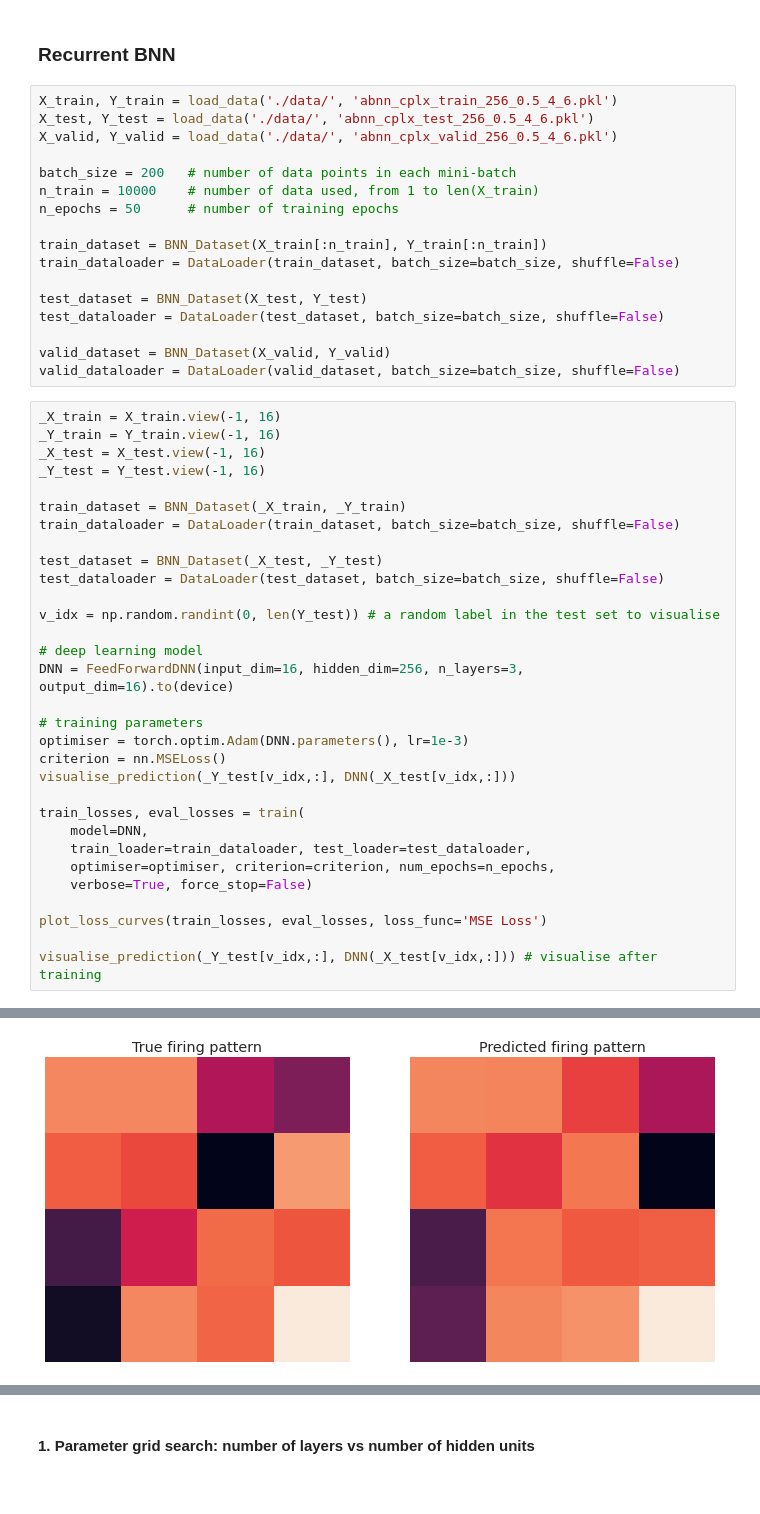
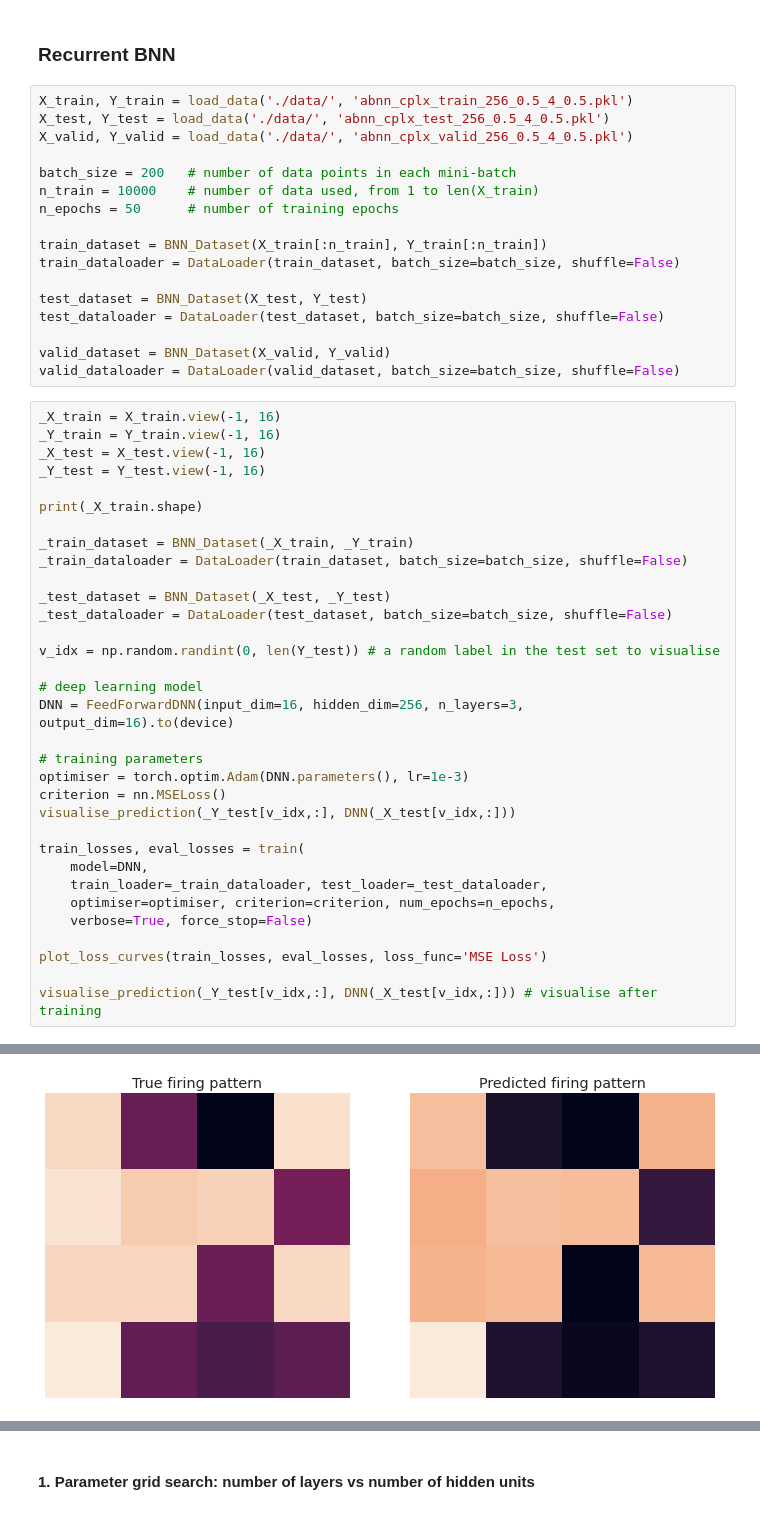
Before and after one commit to cngzlsh/BrainNet, a Jupyter notebook: experiments.ipynb, the cells around one changed output, grey strips where cells are left out. Saved outputs shown, nothing was run; the diff lists cells and outputs as text.

```diff
--- a/experiments.ipynb
+++ b/experiments.ipynb
@@ -231,9 +284,9 @@ Predicting mean MSE error on test set tensor(0.9281, device='cuda:0')
 # %% [markdown]
 ### Recurrent BNN
 # %%
-X_train, Y_train = load_data('./data/', 'abnn_cplx_train_256_0.5_4_6.pkl')
-X_test, Y_test = load_data('./data/', 'abnn_cplx_test_256_0.5_4_6.pkl')
-X_valid, Y_valid = load_data('./data/', 'abnn_cplx_valid_256_0.5_4_6.pkl')
+X_train, Y_train = load_data('./data/', 'abnn_cplx_train_256_0.5_4_0.5.pkl')
+X_test, Y_test = load_data('./data/', 'abnn_cplx_test_256_0.5_4_0.5.pkl')
+X_valid, Y_valid = load_data('./data/', 'abnn_cplx_valid_256_0.5_4_0.5.pkl')
 
 batch_size = 200   # number of data points in each mini-batch
 n_train = 10000    # number of data used, from 1 to len(X_train)
@@ -253,11 +306,13 @@ _Y_train = Y_train.view(-1, 16)
 _X_test = X_test.view(-1, 16)
 _Y_test = Y_test.view(-1, 16)
 
-train_dataset = BNN_Dataset(_X_train, _Y_train)
-train_dataloader = DataLoader(train_dataset, batch_size=batch_size, shuffle=False)
+print(_X_train.shape)
 
-test_dataset = BNN_Dataset(_X_test, _Y_test)
-test_dataloader = DataLoader(test_dataset, batch_size=batch_size, shuffle=False)
+_train_dataset = BNN_Dataset(_X_train, _Y_train)
+_train_dataloader = DataLoader(train_dataset, batch_size=batch_size, shuffle=False)
+
+_test_dataset = BNN_Dataset(_X_test, _Y_test)
+_test_dataloader = DataLoader(test_dataset, batch_size=batch_size, shuffle=False)
 
 v_idx = np.random.randint(0, len(Y_test)) # a random label in the test set to visualise
 
@@ -271,7 +326,7 @@ visualise_prediction(_Y_test[v_idx,:], DNN(_X_test[v_idx,:]))
 
 train_losses, eval_losses = train(
     model=DNN,
-    train_loader=train_dataloader, test_loader=test_dataloader,
+    train_loader=_train_dataloader, test_loader=_test_dataloader,
     optimiser=optimiser, criterion=criterion, num_epochs=n_epochs,
     verbose=True, force_stop=False)
 
@@ -301,4 +357,4 @@ Training completed with final epoch loss 1217.7932606041431. Time elapsed: 0 h 4
-[figure, old version]
+[figure, new version]
 # %%
 print('DNN prediction MSE error on test set: ', F.mse_loss(DNN(_X_test), _Y_test))
 print('Predicting mean MSE error on test set', F.mse_loss(torch.mean(_Y_test, dim=0).repeat([50000,1]), _Y_test))
```
Also changed, not shown: parts of 10 cells of this notebook, 28 other files.
